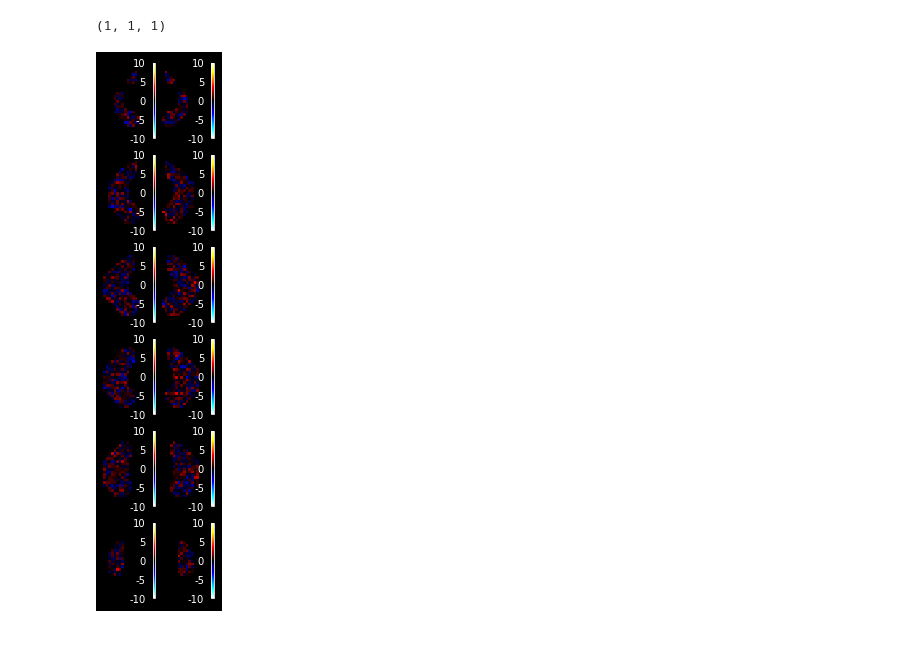
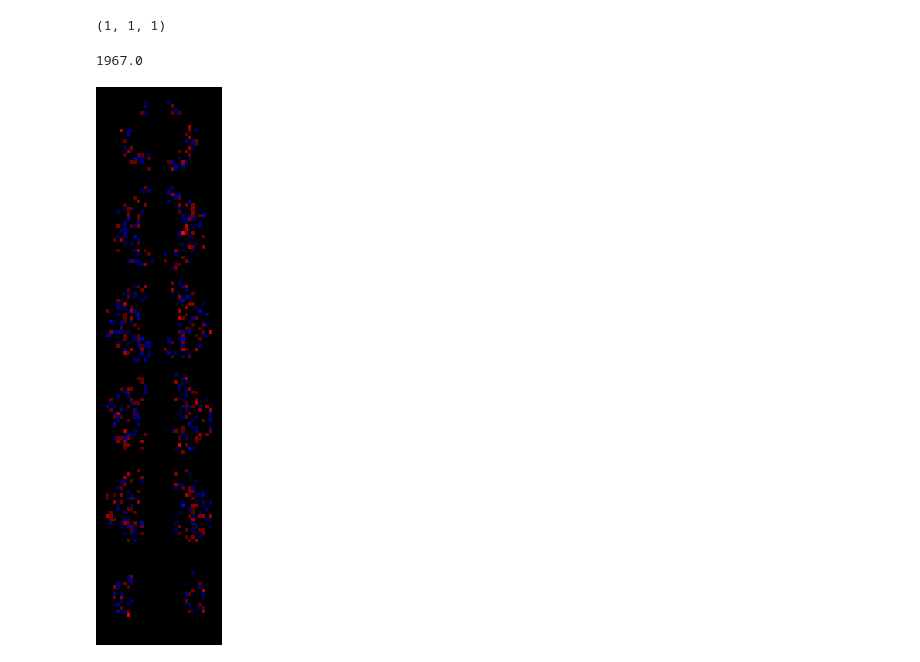
Before and after one commit to DiedrichsenLab/Functional_Fusion, a Jupyter notebook: notebooks/plot_maps.ipynb, the cells around one changed output. Cells and saved outputs as stored; diff of their text form; code cells hidden in the pictures.

```diff
--- a/notebooks/plot_maps.ipynb
+++ b/notebooks/plot_maps.ipynb
@@ -82,20 +80,25 @@ fc[1].shape
+# %%
+bg1[0].get_fdata().sum()
+# %% [output]
+1967.0
 # %%
 
 fig = plt.figure(figsize=(2,10),facecolor='black')
 gs = GridSpec(6, 2,hspace=0.1,wspace=0.1)
 z_coords = [-31,-33,-35,-37,-39,-42]
 for i in range(2):
     for j,z in enumerate(z_coords):
         ax = fig.add_subplot(gs[j,i])
         nlp.plot_img(fc[i],
             display_mode="z",
-            threshold=0.001,
+            threshold=1,
             cut_coords=[z],
+            bg_img=bg1[i],
             black_bg=True,
             axes=ax,
             vmin=-10,
             vmax=10,
             cmap='cold_hot',
             annotate=False)
 # %% [output]
-[figure, old version]
+[figure, new version]
```
Also changed, not shown: parts of 1 cell of this notebook.
